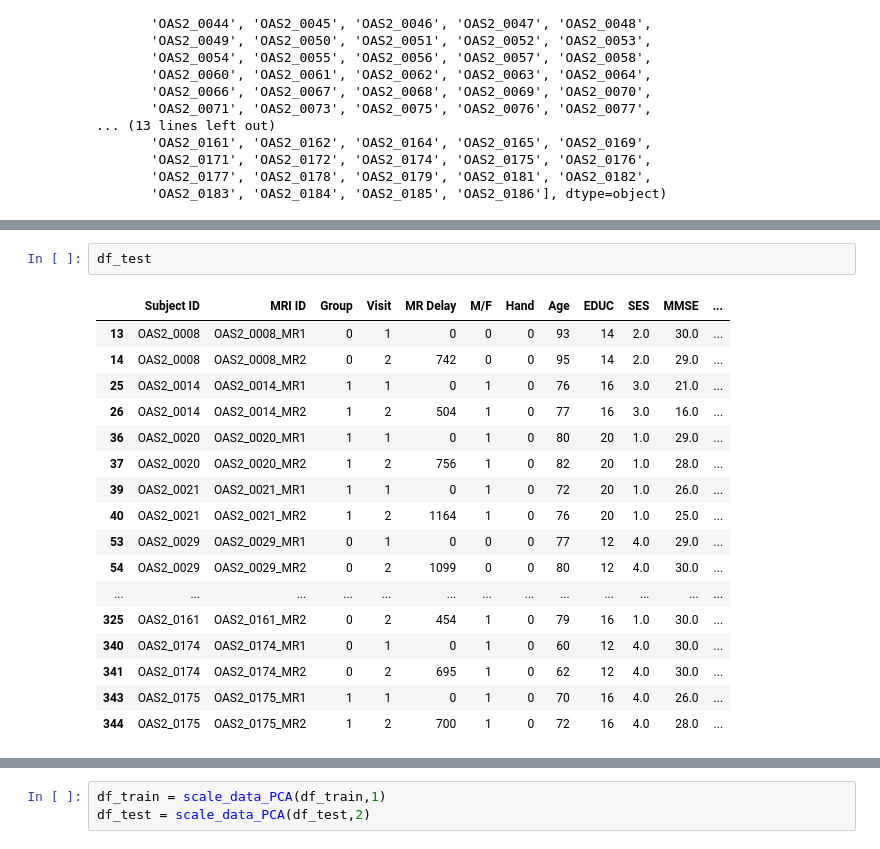
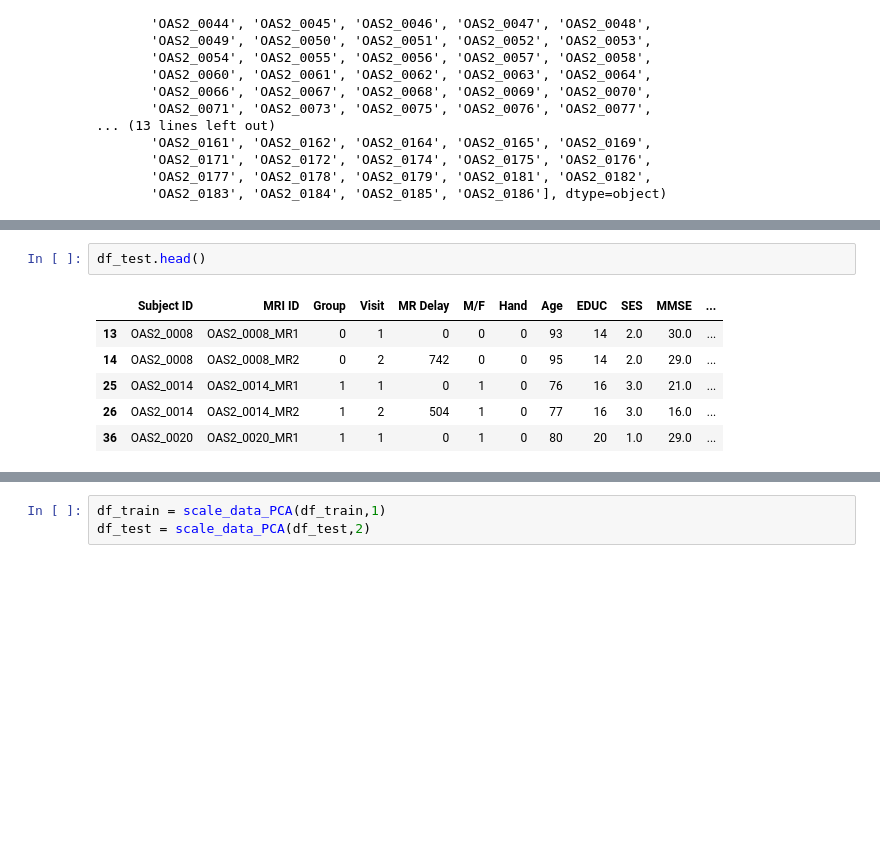
Before and after one commit to ichzann/MRI_and_Alzheimers, a Jupyter notebook: data_prep.ipynb, the cells around one changed output, grey strips where cells are left out. Saved outputs shown, nothing was run; the diff lists cells and outputs as text; blank space fills up the shorter version.

```diff
--- a/data_prep.ipynb
+++ b/data_prep.ipynb
@@ -461,21 +214,10 @@ df_train
 # %%
-df_test
+df_test.head()
 # %% [output]
 |  | Subject ID | MRI ID | Group | Visit | MR Delay | M/F | Hand | Age | EDUC | SES | MMSE | ... |
 | 13 | OAS2_0008 | OAS2_0008_MR1 | 0 | 1 | 0 | 0 | 0 | 93 | 14 | 2.0 | 30.0 | ... |
 | 14 | OAS2_0008 | OAS2_0008_MR2 | 0 | 2 | 742 | 0 | 0 | 95 | 14 | 2.0 | 29.0 | ... |
 | 25 | OAS2_0014 | OAS2_0014_MR1 | 1 | 1 | 0 | 1 | 0 | 76 | 16 | 3.0 | 21.0 | ... |
 | 26 | OAS2_0014 | OAS2_0014_MR2 | 1 | 2 | 504 | 1 | 0 | 77 | 16 | 3.0 | 16.0 | ... |
 | 36 | OAS2_0020 | OAS2_0020_MR1 | 1 | 1 | 0 | 1 | 0 | 80 | 20 | 1.0 | 29.0 | ... |
-| 37 | OAS2_0020 | OAS2_0020_MR2 | 1 | 2 | 756 | 1 | 0 | 82 | 20 | 1.0 | 28.0 | ... |
-| 39 | OAS2_0021 | OAS2_0021_MR1 | 1 | 1 | 0 | 1 | 0 | 72 | 20 | 1.0 | 26.0 | ... |
-| 40 | OAS2_0021 | OAS2_0021_MR2 | 1 | 2 | 1164 | 1 | 0 | 76 | 20 | 1.0 | 25.0 | ... |
-| 53 | OAS2_0029 | OAS2_0029_MR1 | 0 | 1 | 0 | 0 | 0 | 77 | 12 | 4.0 | 29.0 | ... |
-| 54 | OAS2_0029 | OAS2_0029_MR2 | 0 | 2 | 1099 | 0 | 0 | 80 | 12 | 4.0 | 30.0 | ... |
-| ... | ... | ... | ... | ... | ... | ... | ... | ... | ... | ... | ... | ... |
-| 325 | OAS2_0161 | OAS2_0161_MR2 | 0 | 2 | 454 | 1 | 0 | 79 | 16 | 1.0 | 30.0 | ... |
-| 340 | OAS2_0174 | OAS2_0174_MR1 | 0 | 1 | 0 | 1 | 0 | 60 | 12 | 4.0 | 30.0 | ... |
-| 341 | OAS2_0174 | OAS2_0174_MR2 | 0 | 2 | 695 | 1 | 0 | 62 | 12 | 4.0 | 30.0 | ... |
-| 343 | OAS2_0175 | OAS2_0175_MR1 | 1 | 1 | 0 | 1 | 0 | 70 | 16 | 4.0 | 26.0 | ... |
-| 344 | OAS2_0175 | OAS2_0175_MR2 | 1 | 2 | 700 | 1 | 0 | 72 | 16 | 4.0 | 28.0 | ... |
 # %%
```
Also changed, not shown: parts of 57 cells of this notebook, 4 other files.
